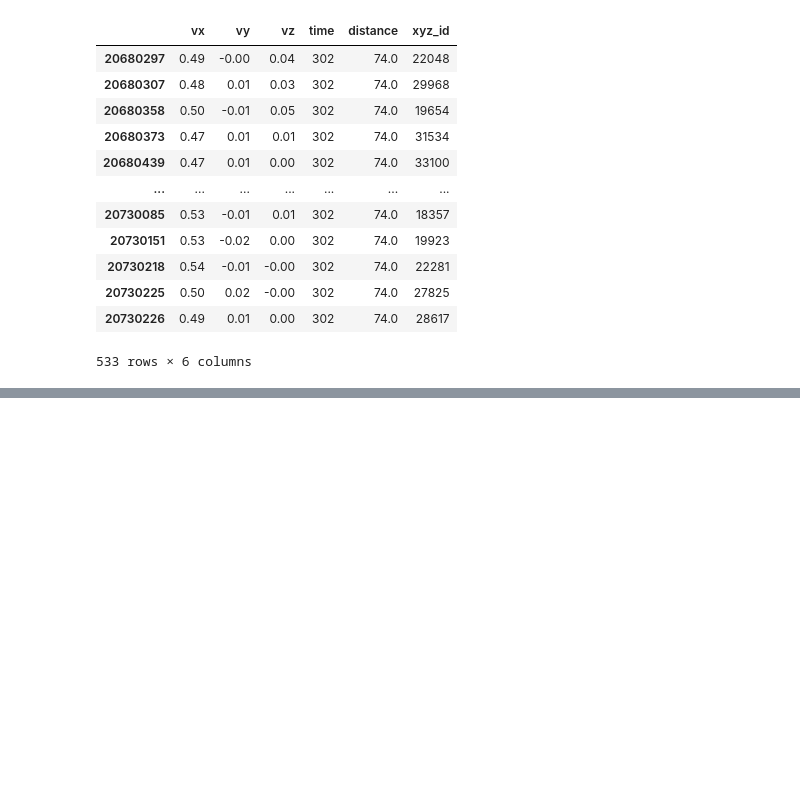
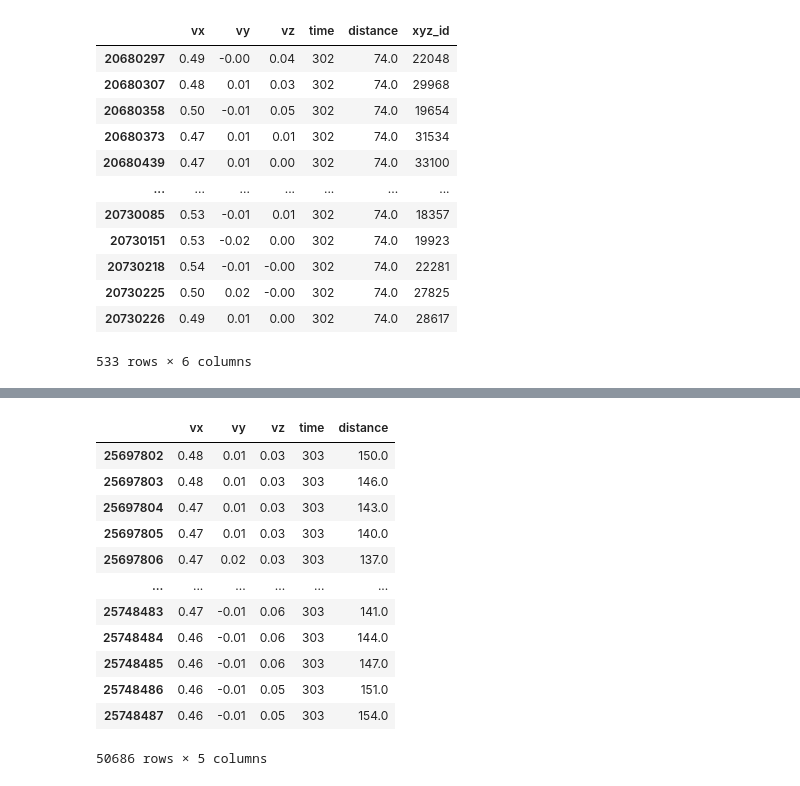
Before and after one commit to samfallahian/sdv-gan, a Jupyter notebook: cgan.ipynb, the cells around one changed output, grey strips where cells are left out. Saved outputs shown, nothing was run; the diff lists cells and outputs as text; code cells hidden in the pictures; blank space fills up the shorter version.

```diff
--- a/cgan.ipynb
+++ b/cgan.ipynb
@@ -133,0 +180,16 @@ synthesizer.save(
+# %%
+test_df
+# %% [output]
+|  | vx | vy | vz | time | distance |
+| 25697802 | 0.48 | 0.01 | 0.03 | 303 | 150.0 |
+| 25697803 | 0.48 | 0.01 | 0.03 | 303 | 146.0 |
+| 25697804 | 0.47 | 0.01 | 0.03 | 303 | 143.0 |
+| 25697805 | 0.47 | 0.01 | 0.03 | 303 | 140.0 |
+| 25697806 | 0.47 | 0.02 | 0.03 | 303 | 137.0 |
+| ... | ... | ... | ... | ... | ... |
+| 25748483 | 0.47 | -0.01 | 0.06 | 303 | 141.0 |
+| 25748484 | 0.46 | -0.01 | 0.06 | 303 | 144.0 |
+| 25748485 | 0.46 | -0.01 | 0.06 | 303 | 147.0 |
+| 25748486 | 0.46 | -0.01 | 0.05 | 303 | 151.0 |
+| 25748487 | 0.46 | -0.01 | 0.05 | 303 | 154.0 |
+50686 rows × 5 columns
```
Also changed, not shown: parts of 18 cells of this notebook, 3 other files.
